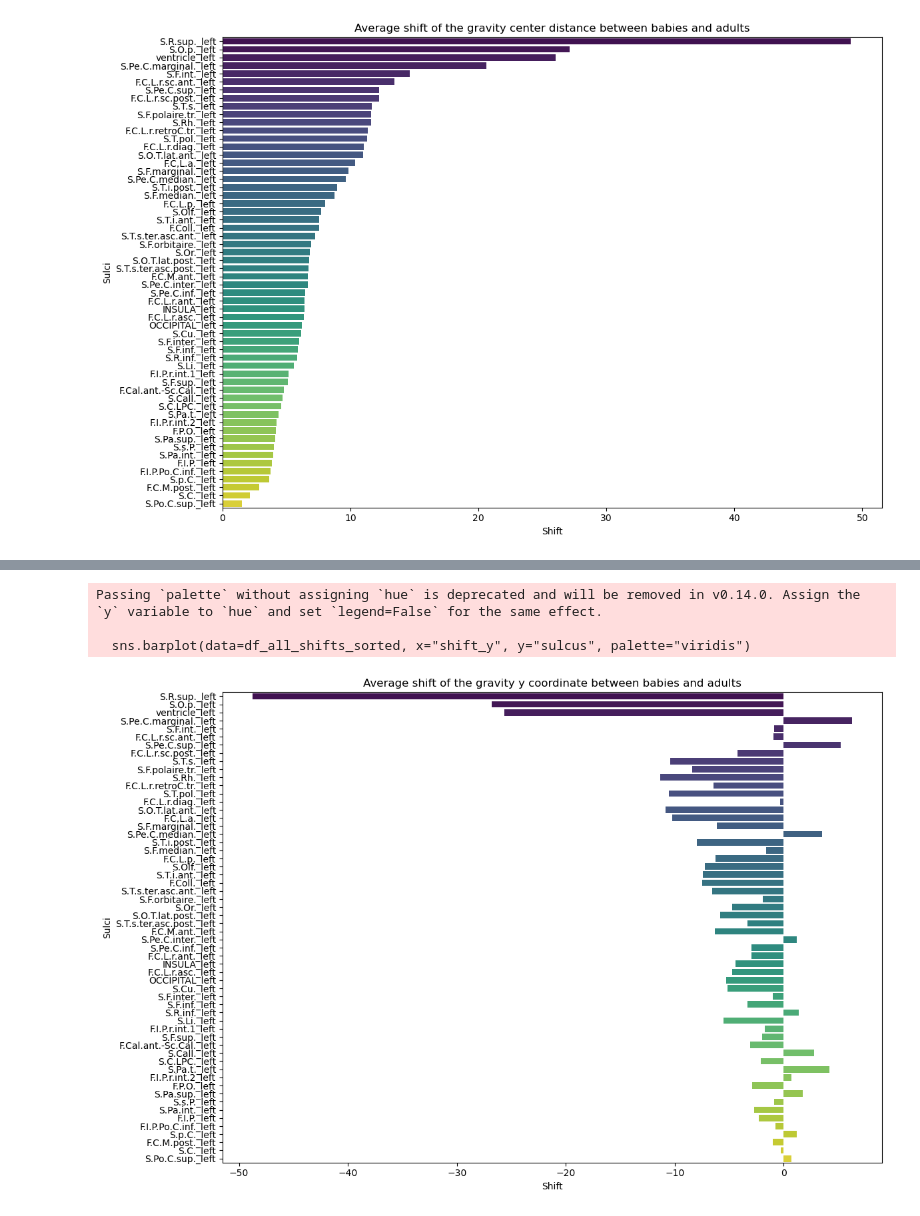
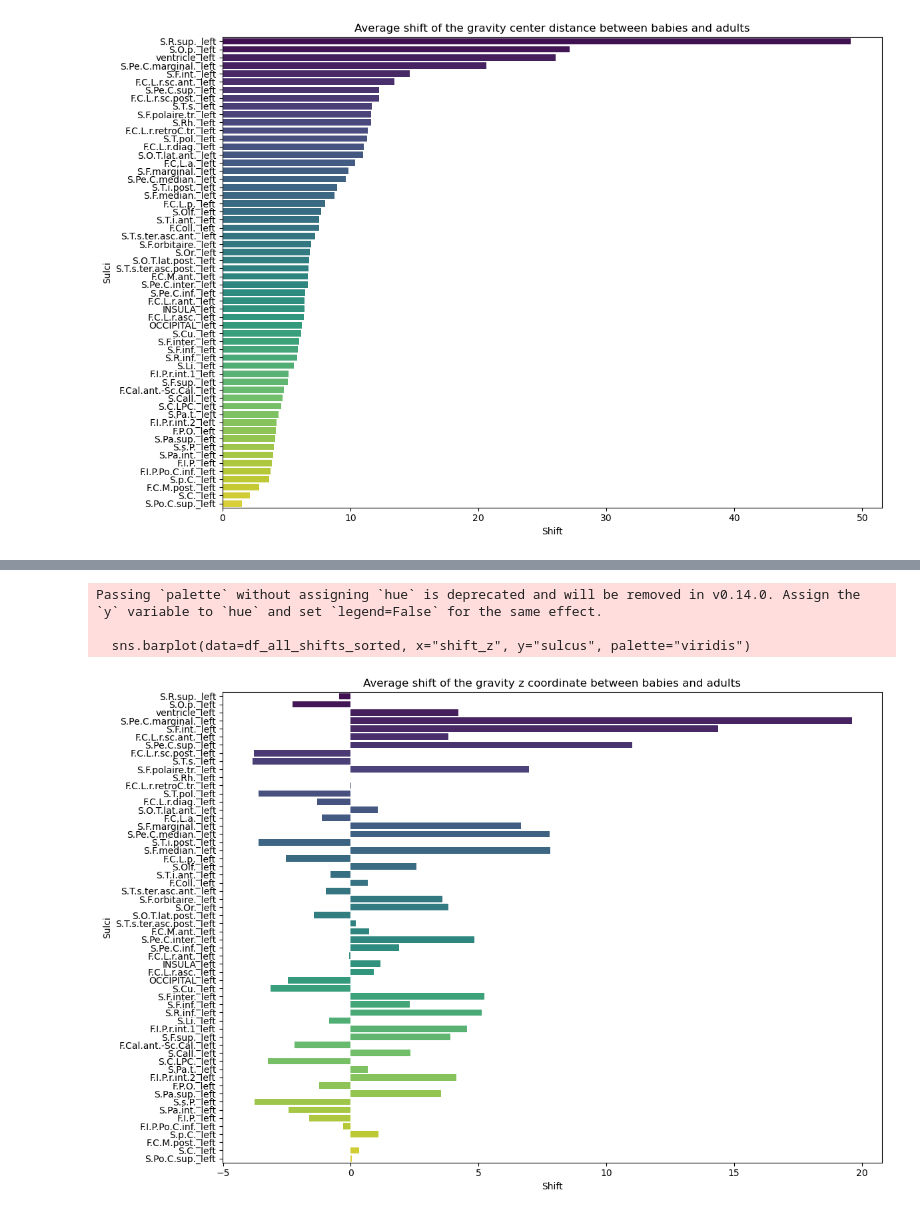
Before and after one commit to neurospin-projects/2025_rmenasria_prematurity, a Jupyter notebook: notebooks/racim/gravity_center_shift.ipynb, the cells around one changed output, grey strips where cells are left out. Drawn from its saved outputs; the diff is of its cells as text; code cells hidden in the pictures.

Commit message:
Adding data quality check to grvaity center shift

```diff
--- a/notebooks/racim/gravity_center_shift.ipynb
+++ b/notebooks/racim/gravity_center_shift.ipynb
@@ -186,15 +277,16 @@ Passing `palette` without assigning `hue` is deprecated and will be removed in v
 # %%
-df_all_shifts_sorted = pd.read_csv("/neurospin/dico/rmenasria/Runs/03_main/Program/2025_rmenasria_prematurity/notebooks/racim/sulci_gravity_center_shifts.csv").sort_values(by="distance", ascending=False)
+df_all_shifts_sorted = pd.read_csv("/neurospin/dico/rmenasria/Runs/03_main/Output/csv/sulci_gravity_center_shifts.csv").sort_values(by="distance", ascending=False)
+df_all_shifts_sorted["shift_z"] = -df_all_shifts_sorted["shift_z"]
 
 plt.figure(figsize=(12, 8))
-sns.barplot(data=df_all_shifts_sorted, x="shift_y", y="sulcus", palette="viridis")
+sns.barplot(data=df_all_shifts_sorted, x="shift_z", y="sulcus", palette="viridis")
 plt.xlabel("Shift")
 plt.ylabel("Sulci")
-plt.title("Average shift of the gravity y coordinate between babies and adults")
+plt.title("Average shift of the gravity z coordinate between babies and adults")
 plt.tight_layout()
 plt.show()
 # %% [output]
 Passing `palette` without assigning `hue` is deprecated and will be removed in v0.14.0. Assign the `y` variable to `hue` and set `legend=False` for the same effect.
 
-  sns.barplot(data=df_all_shifts_sorted, x="shift_y", y="sulcus", palette="viridis")
+  sns.barplot(data=df_all_shifts_sorted, x="shift_z", y="sulcus", palette="viridis")
-[figure, old version]
+[figure, new version]
```
Also changed, not shown: parts of 16 cells of this notebook.
